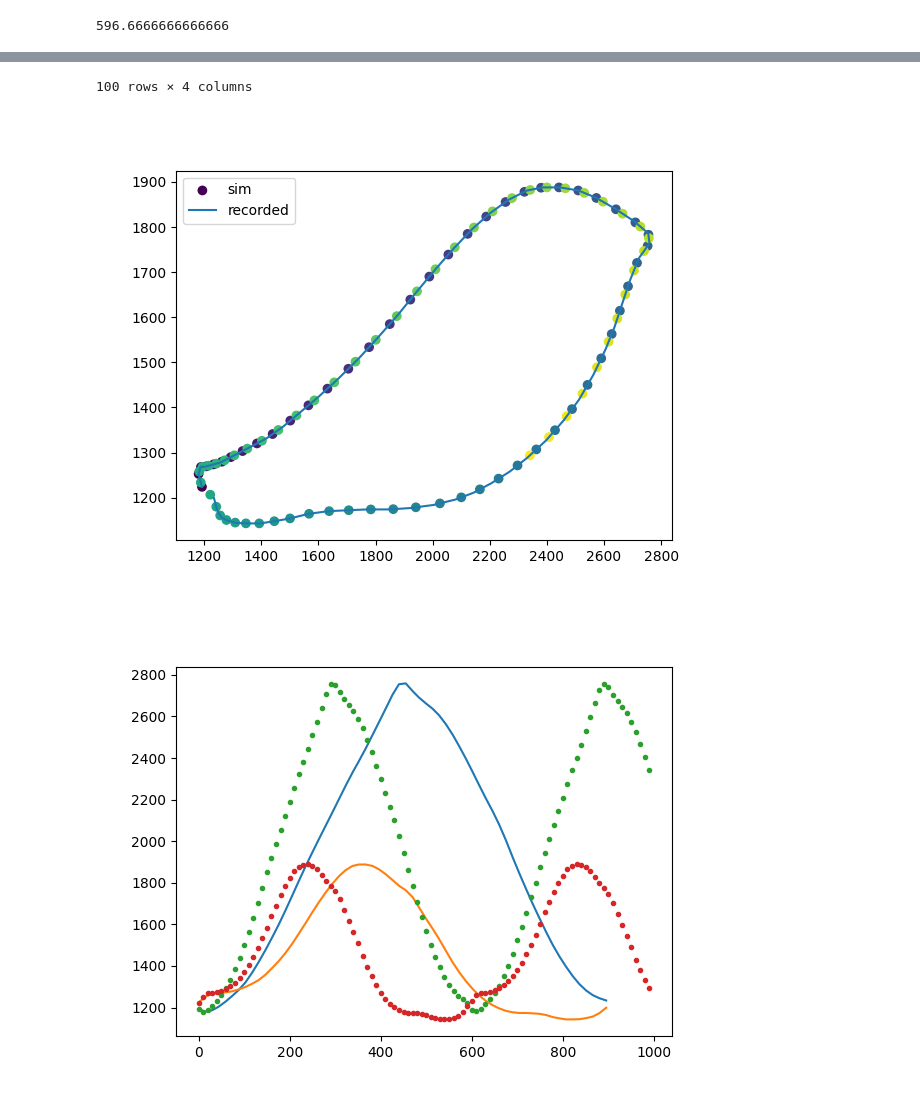
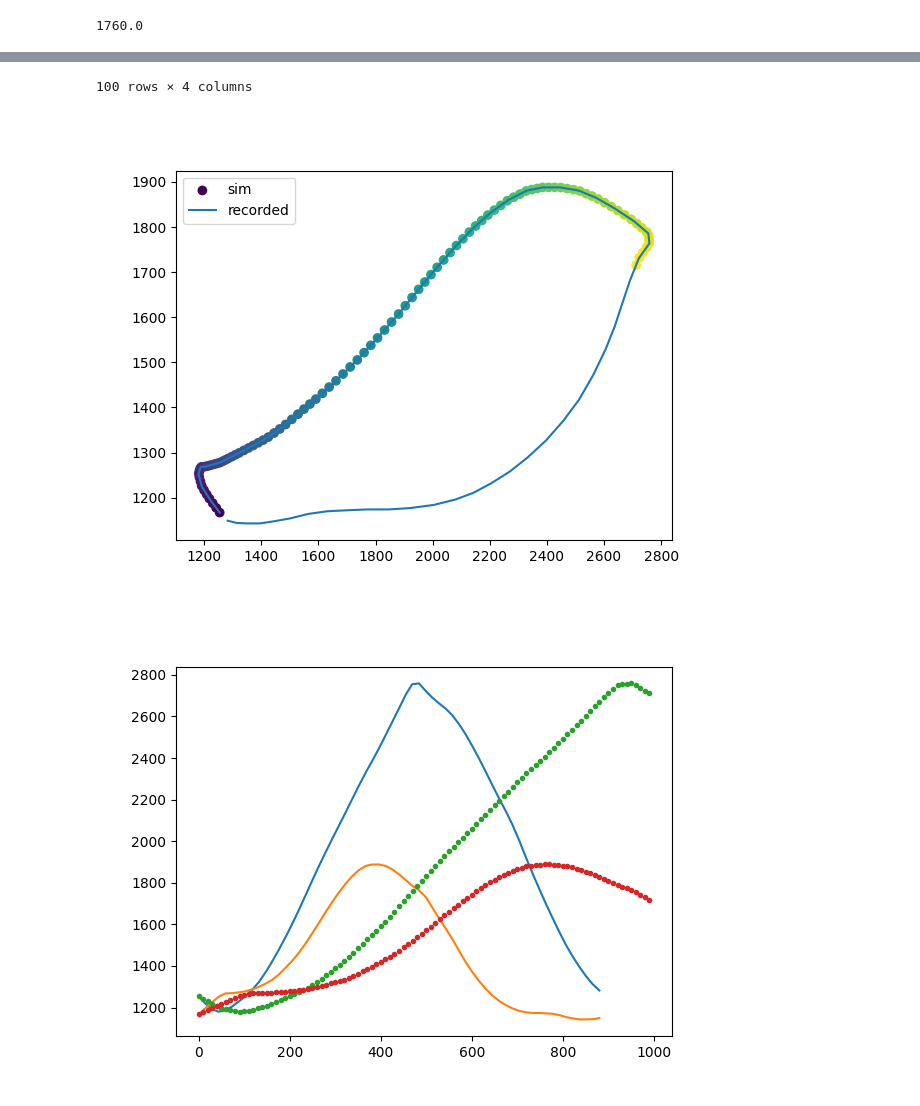
Before and after one commit to NovelMobileRobotsLab/pinto-squirrel, a Jupyter notebook: IK/traj.ipynb, the cells around one changed output, grey strips where cells are left out. Drawn from its saved outputs; the diff is of its cells as text; code cells hidden in the pictures.

```diff
--- a/IK/traj.ipynb
+++ b/IK/traj.ipynb
@@ -85,0 +65,6 @@ traj_df
+# %%
+traj_df = df.copy().reset_index(drop=True) #index from 0, dont put the old index as a new column
+traj_df['elapsed'] = traj_df['elapsed']-traj_df['elapsed'][0]
+
+traj_df.to_csv(f"{file_path[:-4]}.csv", index=False) #write to csv with same name, don't have index as column
+traj_df
@@ -86,7 +85,7 @@ traj_df
 # %%
 #simulate traj follow
 elapseds = np.arange(0, 1000, 10)
-speed = 1.5
+speed = 0.5
 period = traj_df['elapsed'][len(traj_df)-1]/speed
 # period = 150
 
@@ -123,5 +122,5 @@ plt.plot(follow_df['elapsed'], follow_df['dxl_pos[1]'], '.')
 
 follow_df
 # %% [output]
-596.6666666666666
+1760.0
 |  | elapsed | dxl_pos[0] | dxl_pos[1] | phase |
@@ -139,5 +138,5 @@ follow_df
 100 rows × 4 columns
-[figure, old version]
+[figure, new version]
-[figure, old version]
+[figure, new version]
 # %%
 plt.close('all')
```
Also changed, not shown: parts of 4 cells of this notebook, 12 other files.
